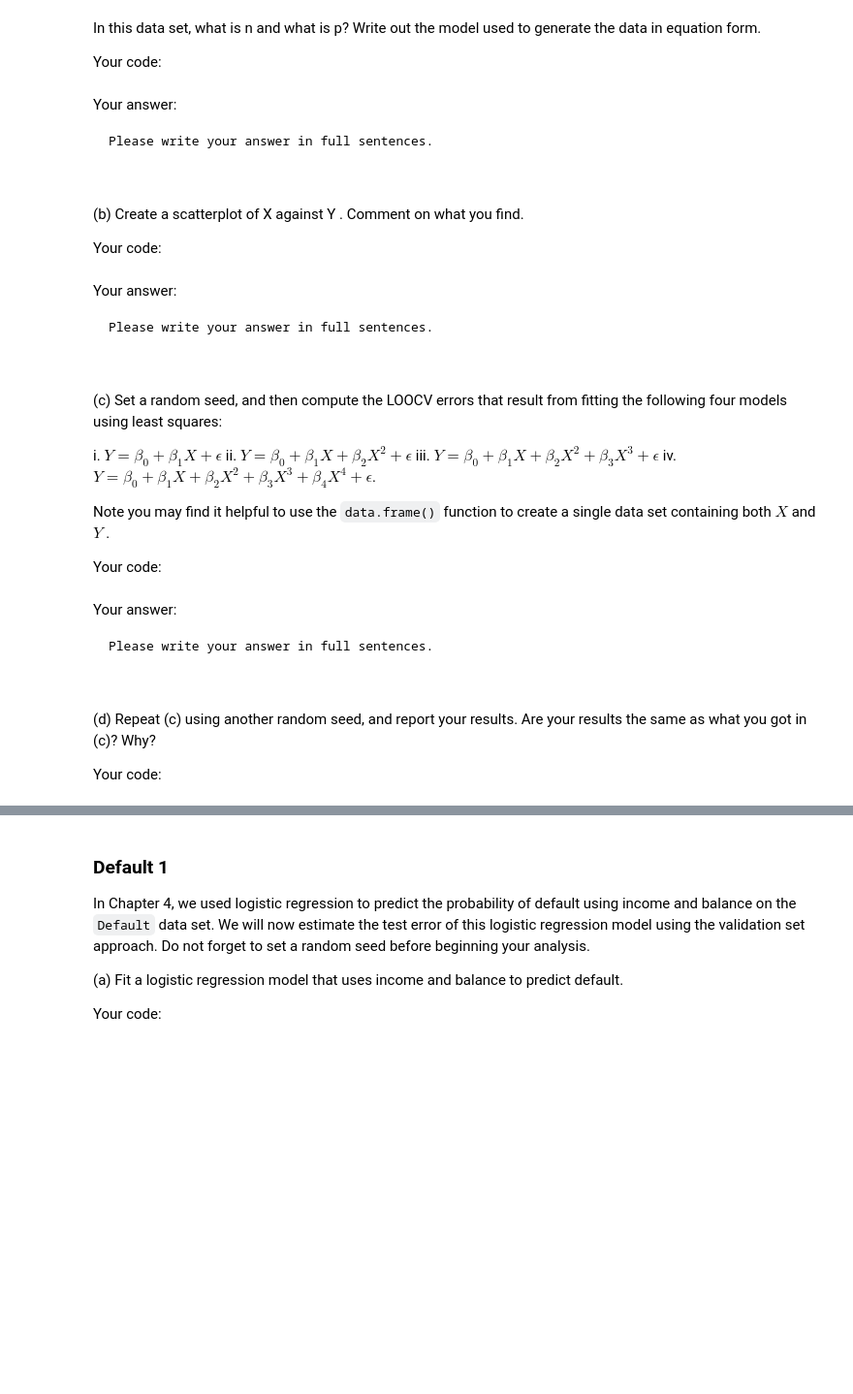
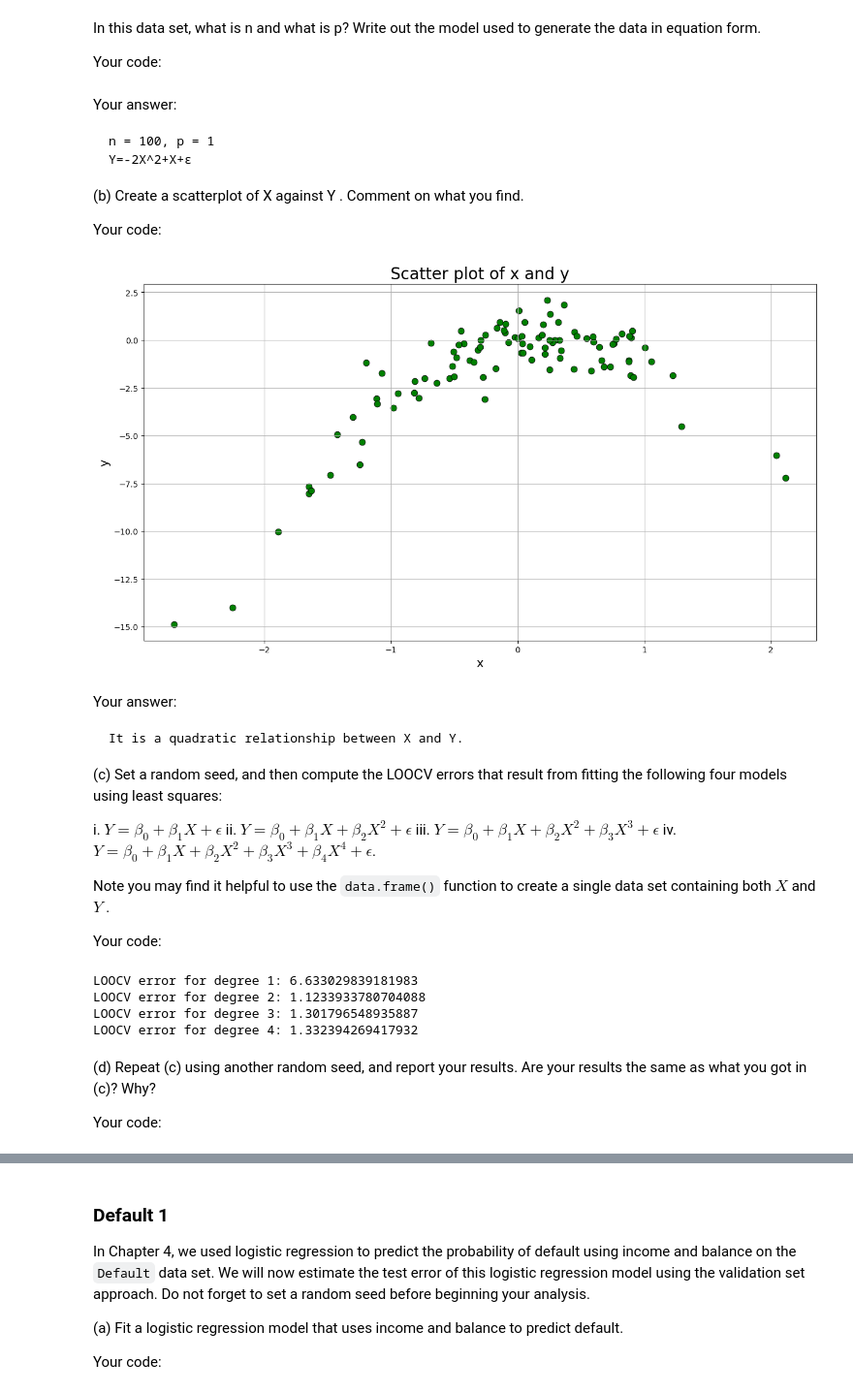
Before and after one commit to BU-MSSP-Classroom/MA679_Spring2024_02_resampling-SCOTT07186, a Jupyter notebook: Ch05_Resampling_Python.ipynb, the cells around one changed output, grey strips where cells are left out. Shown: that part at 97% size. Drawn from its saved outputs; the diff is of its cells as text; code cells hidden in the pictures; blank space fills up the shorter version.

```diff
--- a/Ch05_Resampling_Python.ipynb
+++ b/Ch05_Resampling_Python.ipynb
@@ -157,9 +247,8 @@ Your code:
 Your answer:
 
 ~~~
-Please write your answer in full sentences.
-
-
+n = 100, p = 1
+Y=-2X^2+X+ϵ
 ~~~
 
 
@@ -168,15 +257,25 @@ Please write your answer in full sentences.
 
 Your code:
 # %%
-#
-#
+import matplotlib.pyplot as plt
+import seaborn as sns
+
+
+fig = plt.figure(figsize=(15, 8))
+
+sns.scatterplot(x=x, y=y, color='g', s=60, edgecolor='black')
+plt.title('Scatter plot of x and y', fontsize=20)
+plt.xlabel('x', fontsize=15)
+plt.ylabel('y', fontsize=15)
+plt.grid(True)
+plt.show()
+# %% [output]
+[figure, added]
 # %% [markdown]
 Your answer:
 
 ~~~
-Please write your answer in full sentences.
-
-
+It is a quadratic relationship between X and Y.
 ~~~
 
 (c) Set a random seed, and then compute the LOOCV errors that result from fitting the following four models using least squares:
@@ -192,16 +291,26 @@ to create a single data set containing both $X$ and $Y$ .
 
 Your code:
 # %%
-#
-#
+from sklearn.linear_model import LinearRegression
+from sklearn.preprocessing import PolynomialFeatures
+from sklearn.pipeline import make_pipeline
+
+degrees = [1, 2, 3, 4]
+rng = np.random.default_rng(1)
+x = rng.normal(size=100)
+y = x - 2 * x**2 + rng.normal(size=100)
+
+for degree in degrees:
+    model = make_pipeline(PolynomialFeatures(degree), LinearRegression(fit_intercept = False))
+    scores = cross_val_score(model, sm.add_constant(x), y, cv=x.shape[0], scoring='neg_mean_squared_error')
+    print(f'LOOCV error for degree {degree}: {-scores.mean()}')
+# %% [output]
+LOOCV error for degree 1: 6.633029839181983
+LOOCV error for degree 2: 1.1233933780704088
+LOOCV error for degree 3: 1.301796548935887
+LOOCV error for degree 4: 1.332394269417932
 # %% [markdown]
-Your answer:
 
-~~~
-Please write your answer in full sentences.
-
-
-~~~
 
 
 (d) Repeat (c) using another random seed, and report your results.
```
Also changed, not shown: parts of 56 cells of this notebook.
